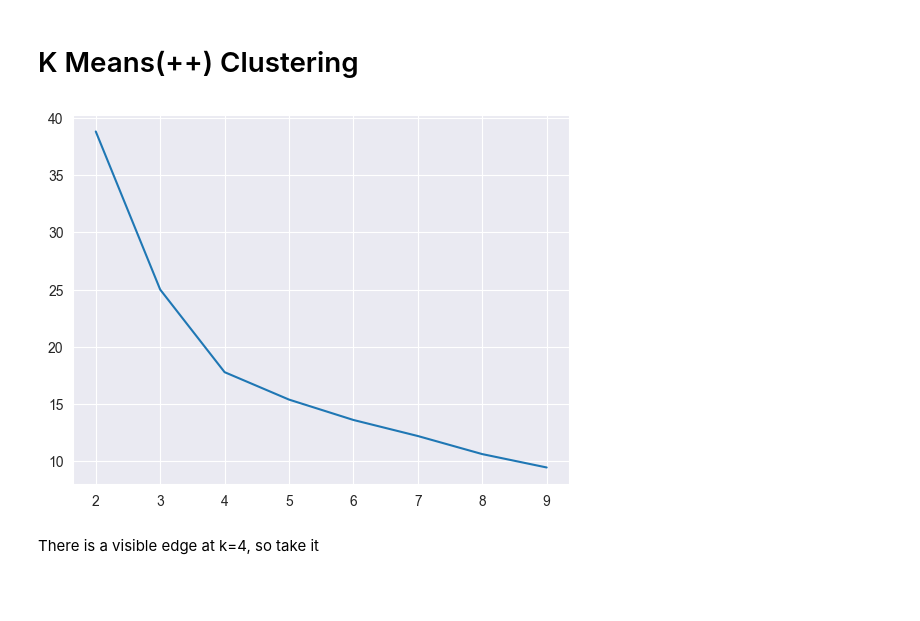
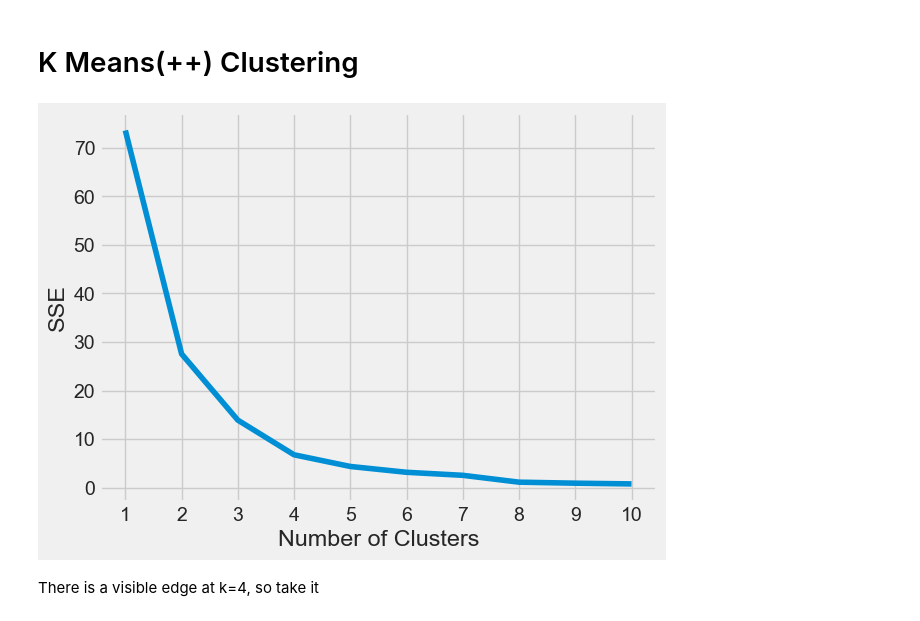
Before and after one commit to Jerematix/dataflow, a Jupyter notebook: notebooks/clustering/clustering_stations.ipynb, the cells around one changed output. Drawn from its saved outputs; the diff is of its cells as text; code cells hidden in the pictures; blank space fills up the shorter version.

```diff
--- a/notebooks/clustering/clustering_stations.ipynb
+++ b/notebooks/clustering/clustering_stations.ipynb
@@ -177,6 +168,0 @@ for k in range(2,10): #Maximum Number of Clusters
-# %%
-# plot losses
-plt.plot(clusters, losses)
-plt.show()
-# %% [output]
-[figure, removed]
@@ -183,3 +181,13 @@ plt.show()
+# %%
+# plot losses
+plt.style.use("fivethirtyeight")
+plt.plot(range(1, 11), sse)
+plt.xticks(range(1, 11))
+plt.xlabel("Number of Clusters")
+plt.ylabel("SSE")
+plt.show()
+# %% [output]
+[figure, added]
 # %% [markdown]
 There is a visible edge at k=4, so take it
 # %%
```
Also changed, not shown: parts of 6 cells of this notebook, 1 other file.
